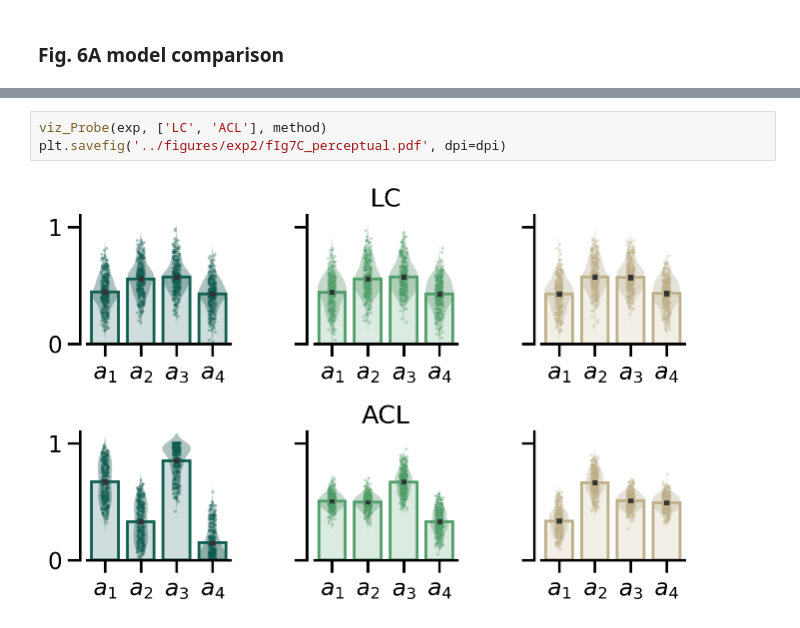
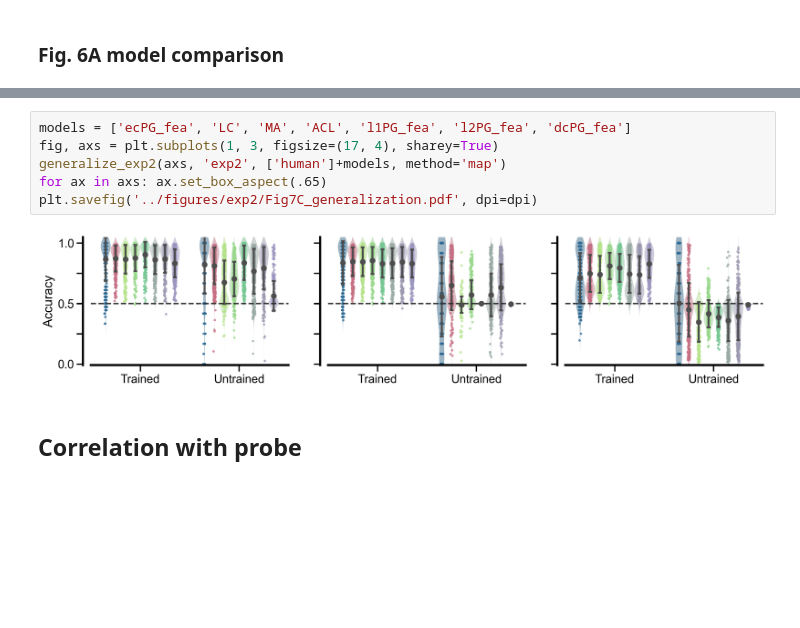
Before and after one commit to fangzefunny/ecpg, a Jupyter notebook: visualization/Fig7.ipynb, the cells around one changed output, grey strips where cells are left out. Cells and saved outputs as stored; diff of their text form; blank space fills up the shorter version.

```diff
--- a/visualization/Fig7.ipynb
+++ b/visualization/Fig7.ipynb
@@ -44,6 +33,11 @@ plt.savefig('../figures/exp2/fIg7B_functional.pdf', dpi=dpi)
-# %%
-viz_Probe(exp, ['LC', 'ACL'], method)
-plt.savefig('../figures/exp2/fIg7C_perceptual.pdf', dpi=dpi)
-# %% [output]
-[figure, removed]
+# %%
+models = ['ecPG_fea', 'LC', 'MA', 'ACL', 'l1PG_fea', 'l2PG_fea', 'dcPG_fea']
+fig, axs = plt.subplots(1, 3, figsize=(17, 4), sharey=True)
+generalize_exp2(axs, 'exp2', ['human']+models, method='map')
+for ax in axs: ax.set_box_aspect(.65)
+plt.savefig('../figures/exp2/Fig7C_generalization.pdf', dpi=dpi)
+# %% [output]
+[figure, added]
+# %% [markdown]
+## Correlation with probe
 # %%
```
Also changed, not shown: parts of 13 cells of this notebook, 6 other files.
